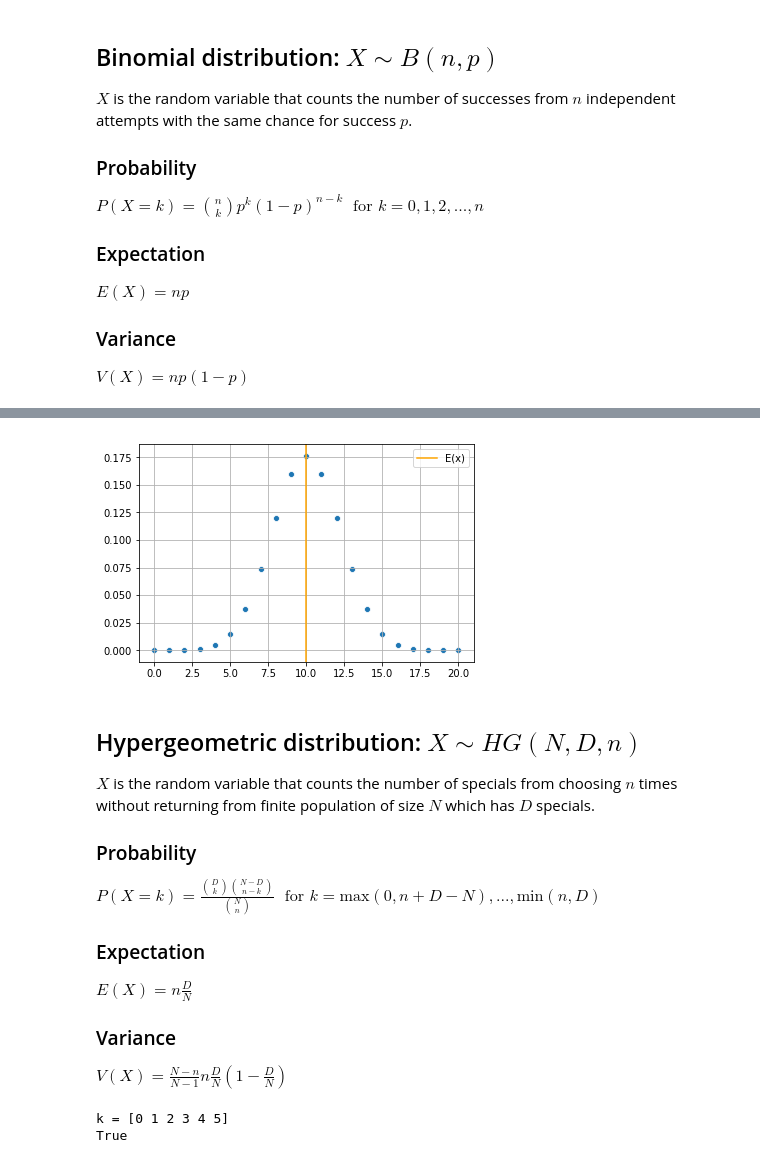
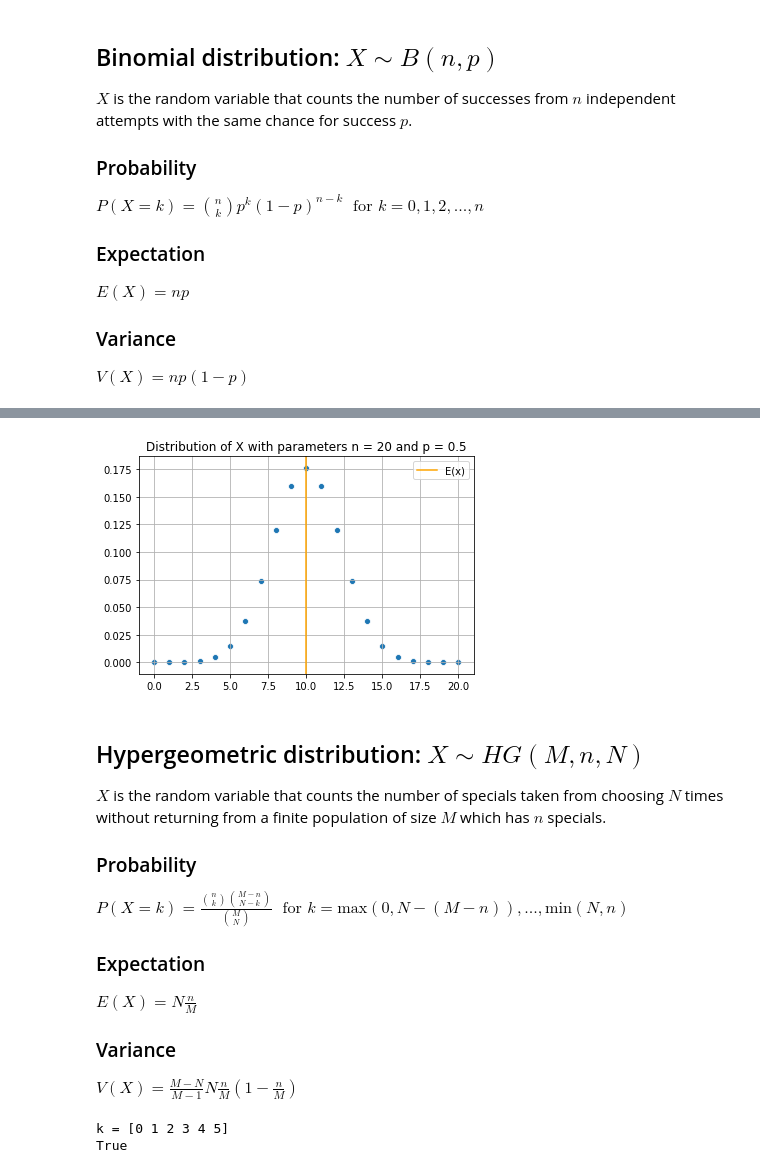
Before and after one commit to eytanohana/Data-Science-and-Statistics, a Jupyter notebook: Distributions.ipynb, the cells around one changed output, grey strips where cells are left out. Cells and saved outputs as stored; diff of their text form; code cells hidden in the pictures.

Commit message:
Change hypergeom lettering

```diff
--- a/Distributions.ipynb
+++ b/Distributions.ipynb
@@ -78,27 +89,25 @@ plt.grid();
 # %%
 n = 20
 p = 0.5
 
+title = f"Distribution of X with parameters n = {n} and p = {p}"
+
 k = np.arange(n+1)
-pmf = scps.binom(n, p).pmf(k)
+
+plot_dist(k, binom(n,p), title)
+# %% [output]
+[figure, added]
-# %%
-sns.scatterplot(X, pmf);
-plt.axvline(n*p, c='orange', label='E(x)')
-plt.legend()
-plt.grid();
-# %% [output]
-[figure, removed]
 # %% [markdown]
-## Hypergeometric distribution: $X \sim HG(N, D, n)$
+## Hypergeometric distribution: $X \sim HG(M, n, N)$
 
-$X$ is the random variable that counts the number of specials from choosing $n$ times without returning from finite population of size $N$ which has $D$ specials.
+$X$ is the random variable that counts the number of specials taken from choosing $N$ times without returning from a finite population of size $M$ which has $n$ specials.
 
 ### Probability
-$P(X=k)=\frac{{D \choose k}{N-D \choose n-k}}{N \choose n} \;\textrm{ for } k =\textrm{max}(0,n+D-N),...,\textrm{min}(n, D)$
+$P(X=k)=\frac{{n \choose k}{M-n \choose N-k}}{M \choose N} \;\textrm{ for } k =\textrm{max}(0,N-(M-n)),...,\textrm{min}(N, n)$
 
 ### Expectation
-$E(X) = n\frac{D}{N}$
+$E(X) = N\frac{n}{M}$
 
 ### Variance
-$V(X) = \frac{N-n}{N-1}n\frac{D}{N}(1 - \frac{D}{N})$
+$V(X) = \frac{M-N}{M-1}N\frac{n}{M}(1 - \frac{n}{M})$
 # %%
```
Also changed, not shown: parts of 7 cells of this notebook.
